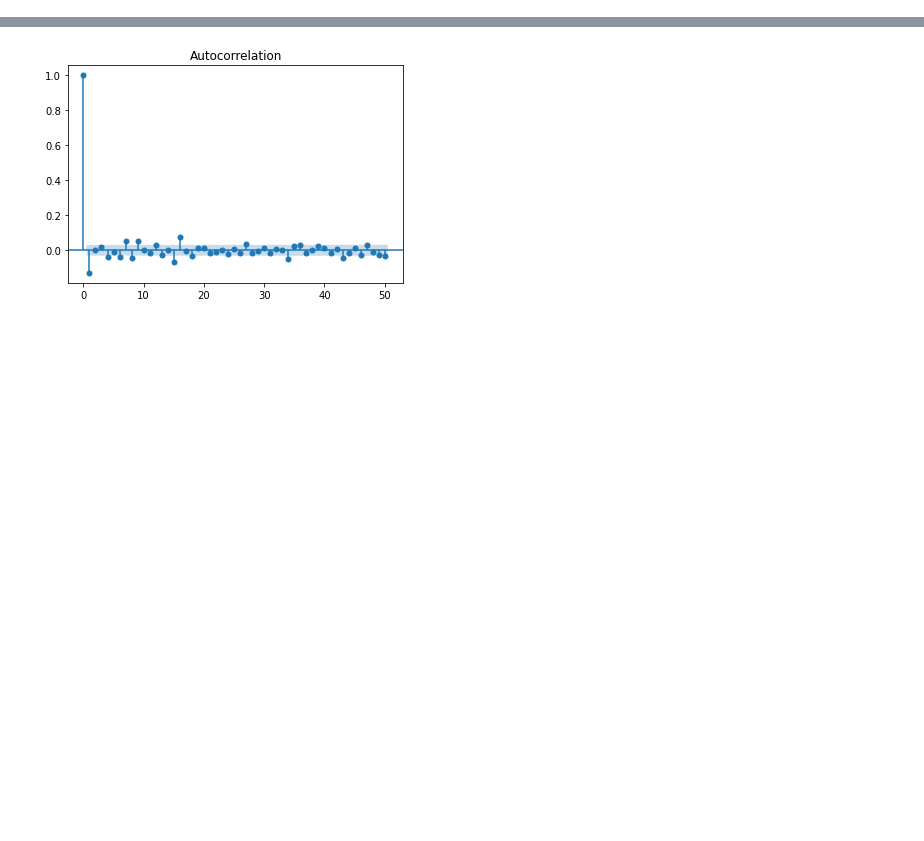
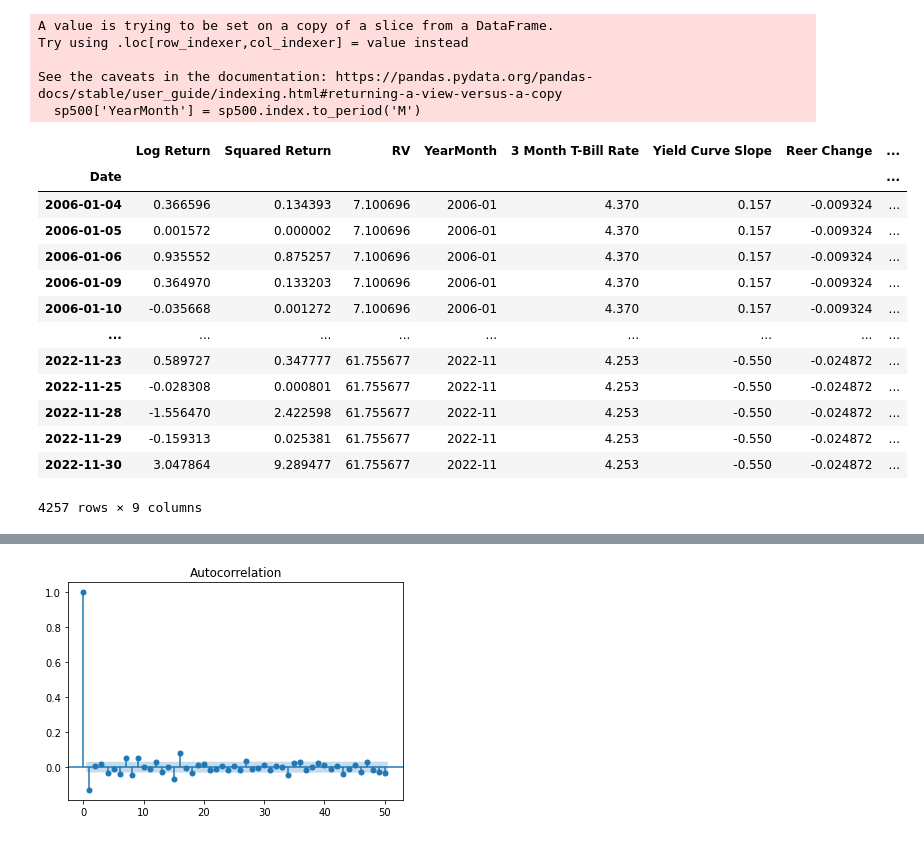
Before and after one commit to setamies/volatility-modeling, a Jupyter notebook: main.ipynb, the cells around one changed output, grey strips where cells are left out. Cells and saved outputs as stored; diff of their text form; code cells hidden in the pictures; blank space fills up the shorter version.

```diff
--- a/main.ipynb
+++ b/main.ipynb
@@ -25,0 +40,4 @@ sp500 = StockData(ticker, start_date, end_date).fetch_data()
+# %%
+# Import macro data
+macro_df = pd.read_csv('data/macro_data.csv')
+macro_df
@@ -25,0 +83,51 @@ sp500 = StockData(ticker, start_date, end_date).fetch_data()
+# %%
+# Ensure that the 'Date' index on `sp500` is a datetime type
+sp500.index = pd.to_datetime(sp500.index)
+
+# Ensure that the 'Year-Month' column in `macro_df` is a datetime type
+macro_df['Year-Month'] = pd.to_datetime(macro_df['Year-Month'])
+
+# Create a 'YearMonth' column in `sp500` to match the 'Year-Month' in `macro_df`
+sp500['YearMonth'] = sp500.index.to_period('M')
+
+# Convert 'Year-Month' in `macro_df` to period as well to match the format
+macro_df['YearMonth'] = macro_df['Year-Month'].dt.to_period('M')
+
+# Drop the original 'Year-Month' column as it is no longer needed
+macro_df.drop('Year-Month', axis=1, inplace=True)
+
+# Merge the dataframes on the 'YearMonth' column
+# Make sure to reset the index on `sp500` before the merge if you want to keep the 'Date' information as a column
+sp500.reset_index(inplace=True)
+merged_df = pd.merge(sp500, macro_df, on='YearMonth', how='left')
+
+# After the merge, you can drop the 'YearMonth' column if it's no longer needed
+# merged_df.drop('YearMonth', axis=1, inplace=True)
+
+# Optionally, set the 'Date' back as the index
+merged_df.set_index('Date', inplace=True)
+
+# Now merged_df should have the macro variables filled on a daily level
+# %% [output]
+A value is trying to be set on a copy of a slice from a DataFrame.
+Try using .loc[row_indexer,col_indexer] = value instead
+
+See the caveats in the documentation: https://pandas.pydata.org/pandas-docs/stable/user_guide/indexing.html#returning-a-view-versus-a-copy
+  sp500['YearMonth'] = sp500.index.to_period('M')
+# %%
+merged_df
+# %% [output]
+|  | Log Return | Squared Return | RV | YearMonth | 3 Month T-Bill Rate | Yield Curve Slope | Reer Change | ... |
+| Date |  |  |  |  |  |  |  | ... |
+| 2006-01-04 | 0.366596 | 0.134393 | 7.100696 | 2006-01 | 4.370 | 0.157 | -0.009324 | ... |
+| 2006-01-05 | 0.001572 | 0.000002 | 7.100696 | 2006-01 | 4.370 | 0.157 | -0.009324 | ... |
+| 2006-01-06 | 0.935552 | 0.875257 | 7.100696 | 2006-01 | 4.370 | 0.157 | -0.009324 | ... |
+| 2006-01-09 | 0.364970 | 0.133203 | 7.100696 | 2006-01 | 4.370 | 0.157 | -0.009324 | ... |
+| 2006-01-10 | -0.035668 | 0.001272 | 7.100696 | 2006-01 | 4.370 | 0.157 | -0.009324 | ... |
+| ... | ... | ... | ... | ... | ... | ... | ... | ... |
+| 2022-11-23 | 0.589727 | 0.347777 | 61.755677 | 2022-11 | 4.253 | -0.550 | -0.024872 | ... |
+| 2022-11-25 | -0.028308 | 0.000801 | 61.755677 | 2022-11 | 4.253 | -0.550 | -0.024872 | ... |
+| 2022-11-28 | -1.556470 | 2.422598 | 61.755677 | 2022-11 | 4.253 | -0.550 | -0.024872 | ... |
+| 2022-11-29 | -0.159313 | 0.025381 | 61.755677 | 2022-11 | 4.253 | -0.550 | -0.024872 | ... |
+| 2022-11-30 | 3.047864 | 9.289477 | 61.755677 | 2022-11 | 4.253 | -0.550 | -0.024872 | ... |
+4257 rows × 9 columns
```
Also changed, not shown: parts of 12 cells of this notebook, 4 other files.
